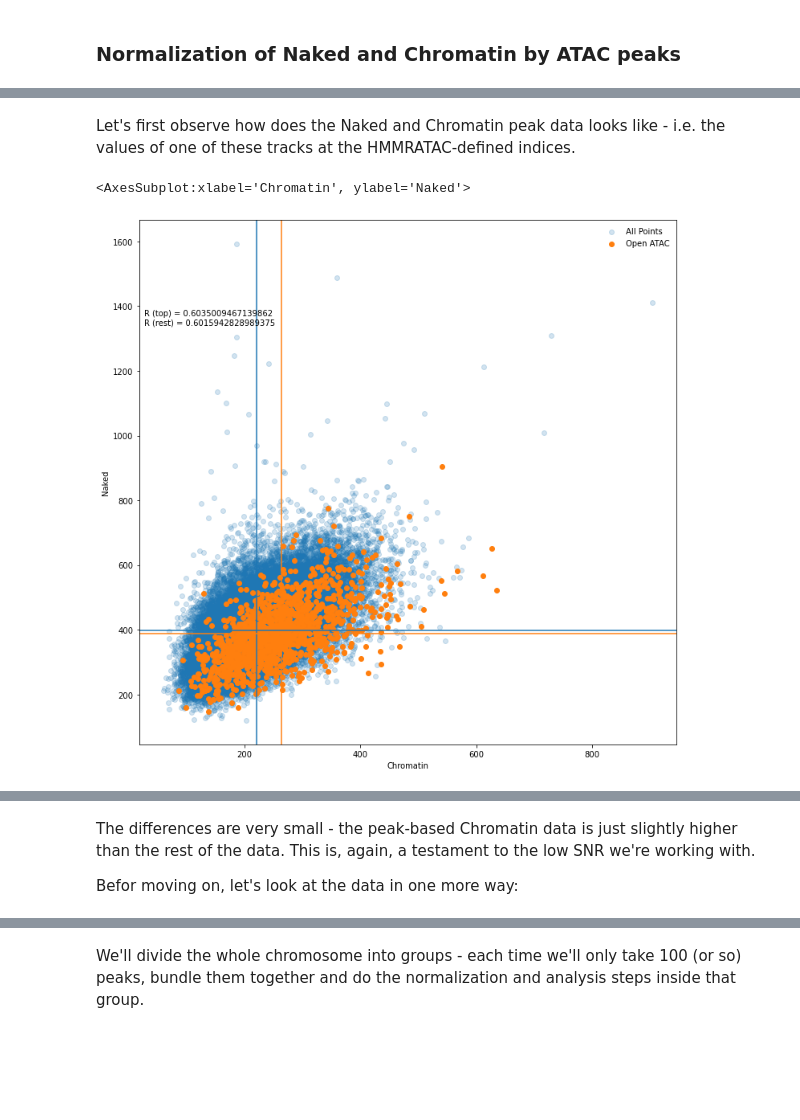
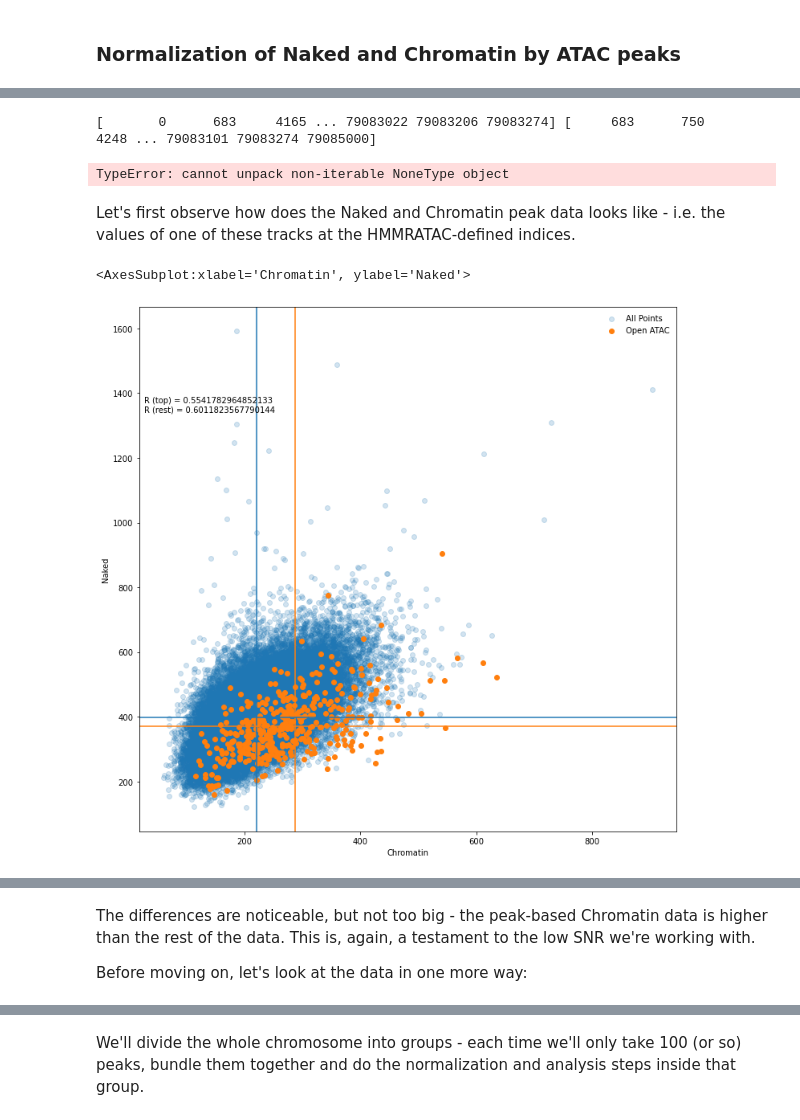
Before and after one commit to ebensteinLab/EcoDAM, a Jupyter notebook: notebooks/normalize_chrom_to_atac.ipynb, the cells around one changed output, grey strips where cells are left out. Drawn from its saved outputs; the diff is of its cells as text; code cells hidden in the pictures; blank space fills up the shorter version.

```diff
--- a/notebooks/normalize_chrom_to_atac.ipynb
+++ b/notebooks/normalize_chrom_to_atac.ipynb
@@ -105,8 +99,27 @@ non_peaks_chr15 = np.setdiff1d(np.arange(len(eco.data)), peaks_chr15)
+# %%
+nfr_atac = pd.read_csv(
+    "/mnt/saphyr/Saphyr_Data/DAM_DLE_VHL_DLE/Hagai/ENCFF240YRV_top_peaks.bedgraph",
+    sep="\t",
+    names=["chr", "start_locus", "end_locus", "intensity"],
+)
+chrom = eco.data.copy()
+chrom.loc[:, 'start_locus'] = chrom.index.left
+chrom.loc[:, 'end_locus'] = chrom.index.right
+chrom = chrom.reset_index().drop('locus', axis=1)
+# %%
+nfr_indices = get_index_values_for_nfr(nfr_atac, chrom)
+# %% [output]
+[       0      683     4165 ... 79083022 79083206 79083274] [     683      750     4248 ... 79083101 79083274 79085000]
+TypeError: cannot unpack non-iterable NoneType object
+# %%
+non_nfr_indices = np.setdiff1d(np.arange(len(chrom)), nfr_indices)
 # %% [markdown]
 Let's first observe how does the Naked and Chromatin peak data looks like - i.e. the values of one of these tracks at the HMMRATAC-defined indices.
 # %%
-top_chrom, top_naked, non_top_chrom, non_top_naked = separate_top_intensity_values(eco.data, naked.data, peaks_chr15, non_peaks_chr15)
+top_chrom, top_naked, non_top_chrom, non_top_naked = separate_top_intensity_values(
+    eco.data, naked.data, nfr_indices, non_nfr_indices
+)
 scatter_peaks_no_peaks(top_chrom, top_naked, non_top_chrom, non_top_naked)
 # %% [output]
 <AxesSubplot:xlabel='Chromatin', ylabel='Naked'>
-[figure, old version]
+[figure, new version]
@@ -113,5 +127,5 @@ scatter_peaks_no_peaks(top_chrom, top_naked, non_top_chrom, non_top_naked)
 # %% [markdown]
-The differences are very small - the peak-based Chromatin data is just slightly higher than the rest of the data. This is, again, a testament to the low SNR we're working with.
+The differences are noticeable, but not too big - the peak-based Chromatin data is higher than the rest of the data. This is, again, a testament to the low SNR we're working with.
 
-Befor moving on, let's look at the data in one more way:
+Before moving on, let's look at the data in one more way:
 # %%
```
Also changed, not shown: parts of 33 cells of this notebook, 10 other files.
